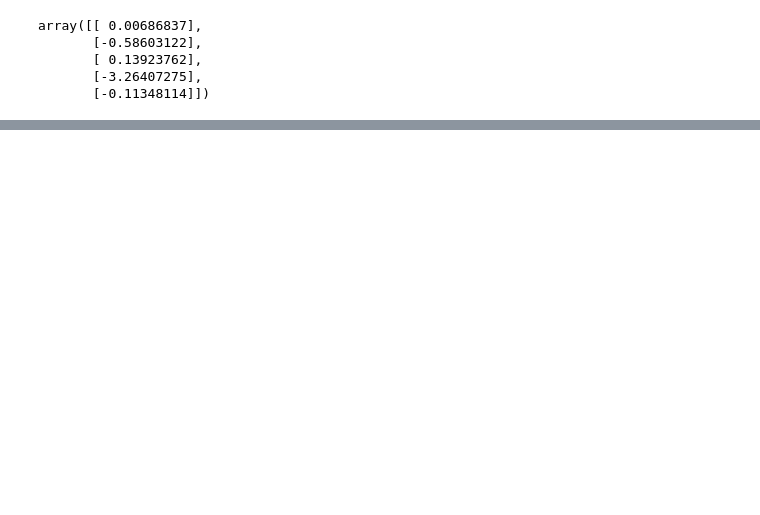
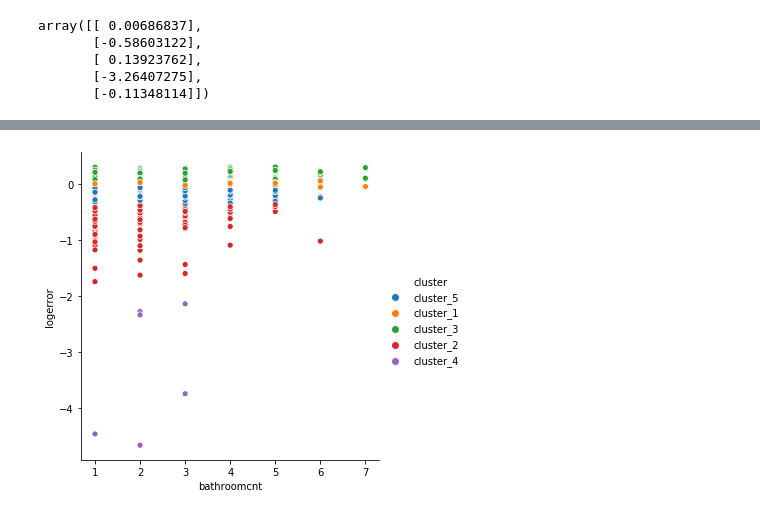
Before and after one commit to Osdorn-Typewriter-Repair/osdorn_project, a Jupyter notebook: osdorn_project_sean.ipynb, the cells around one changed output, grey strips where cells are left out. Saved outputs shown, nothing was run; the diff lists cells and outputs as text; code cells hidden in the pictures; blank space fills up the shorter version.

```diff
--- a/osdorn_project_sean.ipynb
+++ b/osdorn_project_sean.ipynb
@@ -438,0 +437,6 @@ TypeError: can only concatenate str (not "int") to str
+# %%
+y_train['cluster'] = kmeans.predict(y_train)
+sns.relplot(data=X_train, x='bathroomcnt', y='logerror', hue='cluster')
+plt.show()
+# %% [output]
+[figure, added]
```
Also changed, not shown: parts of 9 cells of this notebook.
